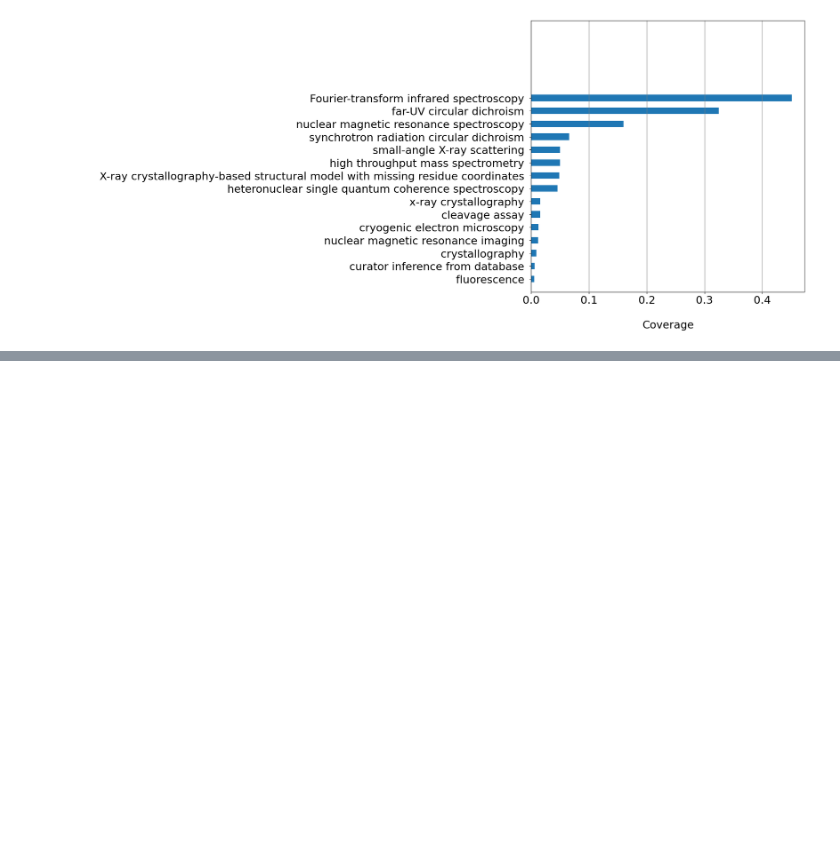
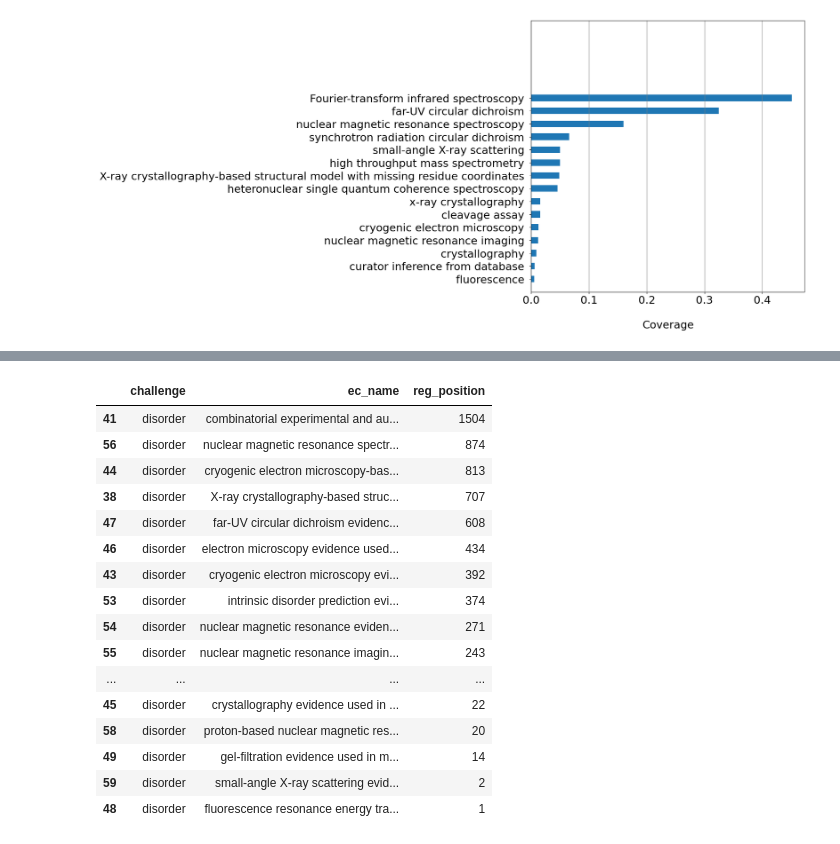
Before and after one commit to BioComputingUP/caid2-reference, a Jupyter notebook: src/references_stats.ipynb, the cells around one changed output, grey strips where cells are left out. Cells and saved outputs as stored; diff of their text form; code cells hidden in the pictures; blank space fills up the shorter version.

```diff
--- a/src/references_stats.ipynb
+++ b/src/references_stats.ipynb
@@ -597,0 +553,3 @@ transition
+# %%
+df_ = df_pos.groupby(['challenge', 'disprot_id', 'reg_position'], as_index=False)['ec_name'].unique()
+df_
@@ -597,0 +570,5 @@ transition
+# %%
+df__ = df_.loc[(df_['ec_name'].str.len() == 1)]
+df__['ec_name'] = df__['ec_name'].str[0]
+df__ = df__.groupby(['challenge', 'ec_name'], as_index=False)['reg_position'].nunique()
+df__
@@ -597,0 +594,20 @@ transition
+# %%
+df__.loc[df__['challenge'] == 'disorder'].sort_values('reg_position', ascending=False)
+# %% [output]
+|  | challenge | ec_name | reg_position |
+| 41 | disorder | combinatorial experimental and au... | 1504 |
+| 56 | disorder | nuclear magnetic resonance spectr... | 874 |
+| 44 | disorder | cryogenic electron microscopy-bas... | 813 |
+| 38 | disorder | X-ray crystallography-based struc... | 707 |
+| 47 | disorder | far-UV circular dichroism evidenc... | 608 |
+| 46 | disorder | electron microscopy evidence used... | 434 |
+| 43 | disorder | cryogenic electron microscopy evi... | 392 |
+| 53 | disorder | intrinsic disorder prediction evi... | 374 |
+| 54 | disorder | nuclear magnetic resonance eviden... | 271 |
+| 55 | disorder | nuclear magnetic resonance imagin... | 243 |
+| ... | ... | ... | ... |
+| 45 | disorder | crystallography evidence used in ... | 22 |
+| 58 | disorder | proton-based nuclear magnetic res... | 20 |
+| 49 | disorder | gel-filtration evidence used in m... | 14 |
+| 59 | disorder | small-angle X-ray scattering evid... | 2 |
+| 48 | disorder | fluorescence resonance energy tra... | 1 |
```
Also changed, not shown: parts of 11 cells of this notebook, 1 other file.
